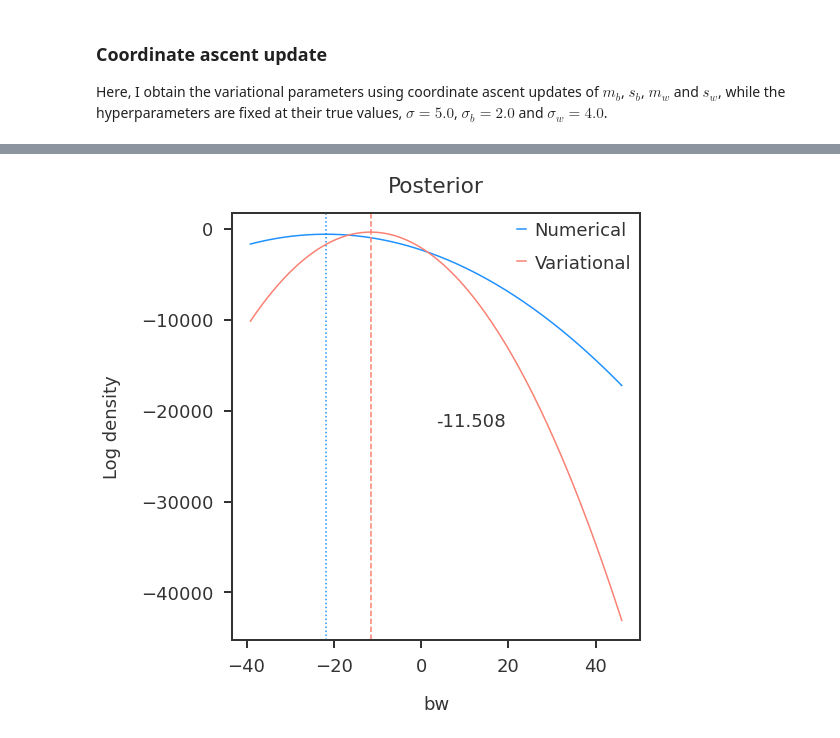
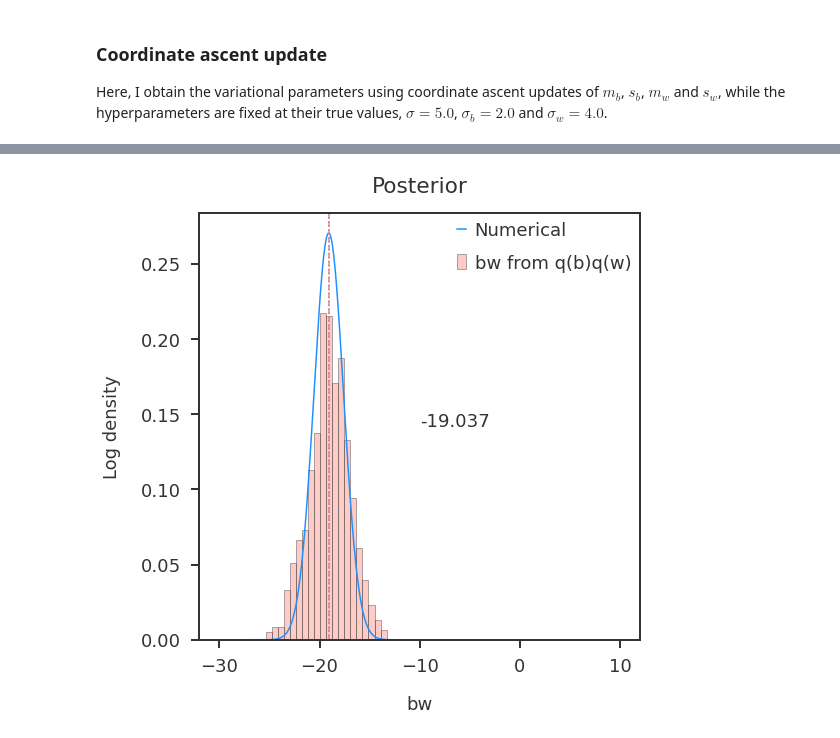
Before and after one commit to banskt/iridge-notes, a Jupyter notebook: _notebooks/2021-01-27-simple-regression-with-product-of-normals.ipynb, the cells around one changed output, grey strips where cells are left out. Drawn from its saved outputs; the diff is of its cells as text; code cells hidden in the pictures.

```diff
--- a/_notebooks/2021-01-27-simple-regression-with-product-of-normals.ipynb
+++ b/_notebooks/2021-01-27-simple-regression-with-product-of-normals.ipynb
@@ -75,0 +126,20 @@ I chose $\sigma = 5.0$, $\sigma_b = 2.0$ and $\sigma_w = 4.0$. Let the true valu
+# %%
+#collapse-hide
+
+nsample = 100
+sigbtrue = 2.0
+sigwtrue = 4.0
+sigtrue = 15.0
+np.random.seed(200)
+btrue = np.random.normal(0, sigbtrue)
+wtrue = np.random.normal(0, sigwtrue)
+bwtrue = btrue * wtrue
+X = np.random.normal(0, 1, nsample)
+y = X * btrue * wtrue + np.random.normal(0, sigtrue, nsample)
+r2 = variance_explained(y, X * btrue * wtrue)
+bwprior = np.multiply(np.random.normal(0, sigbtrue, 1000),
+                      np.random.normal(0, sigwtrue, 1000))
+mcmc_trace, mcmc_posterior = gibbs(X, y, sigtrue, sigbtrue, sigwtrue,
+                                   burn_iter = 1000, max_iter = 10000)
+
+print(f"Fraction of variance explained by X: {r2:.2f}")
@@ -218,15 +285,21 @@ def get_qbw(b, w, mb, mw, sb2, sw2):
     return lnqb + lnqw
 
 
+def get_qbw_hist(mb, mw, sb, sw, nsample = 1000):
+    bvals = np.random.normal(mb, sb, nsample)
+    wvals = np.random.normal(mw, sw, nsample)
+    return np.multiply(bvals, wvals)
+
+
 def get_qbw_bw(bwvals, mb, mw, sb, sw):
-    w = 3.5
+    w = 6.2
     sb2 = sb * sb
     sw2 = sw * sw
     lnq = np.zeros_like(bwvals)
     for i, bw in enumerate(bwvals):
         b = bw / w
         lnq[i] = get_qbw(b, w, mb, mw, sb2, sw2)
-    return lnq
+    return normalize_by_grid(np.exp(lnq), bwvals)
 # %%
 #collapse-hide
 
@@ -357,25 +435,25 @@ bw = -21.856
 # %%
 #collapse-hide
 
 fig = plt.figure(figsize = (8, 8))
 ax1 = fig.add_subplot(111)
 
-veb_posterior = get_qbw_bw(bwvals, veb_res[0], veb_res[1], veb_res[2], veb_res[3])
-veb_bwopt = bwvals[np.argmax(veb_posterior)]
+veb_posterior = get_qbw_hist(veb_res[0], veb_res[1], veb_res[2], veb_res[3])
+veb_bwopt = veb_res[0] * veb_res[1]
 
 ax1.plot(bwvals, numerical_posterior, label = "Numerical", color = 'dodgerblue')
 ax1.axvline(numerical_bwopt, linestyle = 'dotted', color = 'dodgerblue')
 
-ax1.plot(bwvals, veb_posterior, label = "Variational", color = 'salmon')
+ax1.hist(veb_posterior, density = True, label = "bw from q(b)q(w)", color = 'salmon', alpha = 0.4)
 ax1.axvline(veb_bwopt, linestyle = 'dashed', color = 'salmon')
 
 ax1.text(0.5, 0.5, f"{veb_bwopt:.3f}", transform = ax1.transAxes)
 ax1.legend()
 ax1.set_title("Posterior", pad = 20.0)
 ax1.set_xlabel("bw")
 ax1.set_ylabel("Log density")
 
 plt.tight_layout()
 plt.show()
 # %% [output]
-[figure, old version]
+[figure, new version]
```
Also changed, not shown: parts of 8 cells of this notebook.
